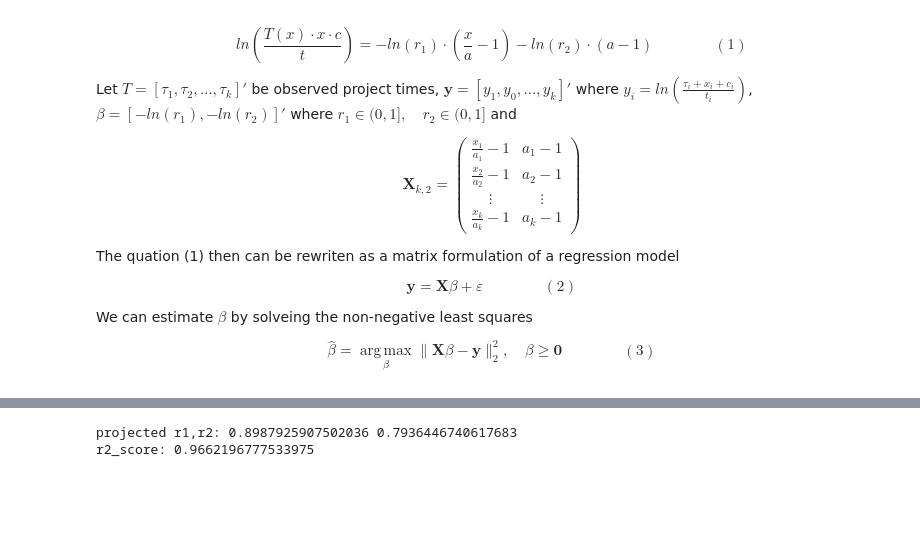
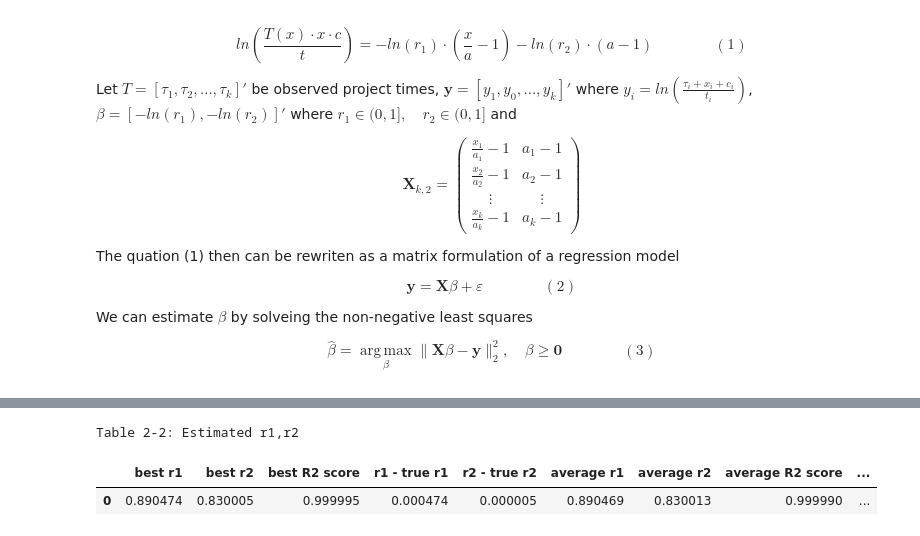
Before and after one commit to steven-mindswire/Group_cost_projection, a Jupyter notebook: cost_porjection.ipynb, the cells around one changed output, grey strips where cells are left out. Cells and saved outputs as stored; diff of their text form; code cells hidden in the pictures; blank space fills up the shorter version.

```diff
--- a/cost_porjection.ipynb
+++ b/cost_porjection.ipynb
@@ -272,19 +744,54 @@ display(df1)
 # %%
-X_train, X_test, y_train, y_test = train_test_split(X, y, test_size=0.2)
+r1_l = []
+r2_l = []
+
+r1_diff = []
+r2_diff = []
+scores = []
+kfold = 20
+
+best_r1 = None
+best_r2 = None
+max_R2 = 0
 
 
-reg_nnls = LinearRegression(positive=True)
-reg_mode = reg_nnls.fit(X_train, y_train)
-
-r1_ln, r2_ln = reg_nnls.coef_
-r1 = math.exp(-r1_ln)
-r2 = math.exp(-r2_ln)
-print("projected r1,r2:", r1, r2)
+for i in range(kfold):
+    X_train, X_test, y_train, y_test = train_test_split(X, y, test_size=0.1)
+    reg_nnls = LinearRegression(positive=True)
+    reg_mode = reg_nnls.fit(X_train, y_train)
+    r1_ln, r2_ln = reg_nnls.coef_
+    r1 = math.exp(-r1_ln)
+    r2 = math.exp(-r2_ln)
+    r1_l.append(r1)
+    r2_l.append(r2)
+    r1_diff.append(r1 - r1_true)
+    r2_diff.append(r2 - r2_true)
+    y_pred = reg_mode.predict(X_test)
+    r2_score_v = r2_score(y_test, y_pred)
+    if r2_score_v > max_R2:
+        max_R2 = r2_score_v
+        best_r1 = r1
+        best_r2 = r2
+    scores.append(r2_score_v)
 
 
-y_pred = reg_mode.predict(X_test)
-r2_score_nnls = r2_score(y_test, y_pred)
-print("r2_score:", r2_score_nnls)
+df2 = pd.DataFrame(
+    {
+        "best r1": [best_r1],
+        "best r2": [best_r2],
+        "best R2 score": [max_R2],
+        "r1 - true r1": [best_r1 - r1_true],
+        "r2 - true r2": [best_r2 - r2_true],
+        "average r1": [sum(r1_l) / len(r1_l)],
+        "average r2": [sum(r2_l) / len(r2_l)],
+        "average R2 score": [sum(scores) / len(scores)],
+        "avg r1 - true r1": [sum(r1_l) / len(r1_l) - r1_true],
+        "avg r2 - true r2": [sum(r2_l) / len(r2_l) - r2_true],
+    }
+)
+df2 = df2.style.set_caption("Table 2-2: Estimated r1,r2")
+display(df2)
 # %% [output]
-projected r1,r2: 0.8987925907502036 0.7936446740617683
-r2_score: 0.9662196777533975
+Table 2-2: Estimated r1,r2
+|  | best r1 | best r2 | best R2 score | r1 - true r1 | r2 - true r2 | average r1 | average r2 | average R2 score | ... |
+| 0 | 0.890474 | 0.830005 | 0.999995 | 0.000474 | 0.000005 | 0.890469 | 0.830013 | 0.999990 | ... |
```
Also changed, not shown: parts of 6 cells of this notebook.
